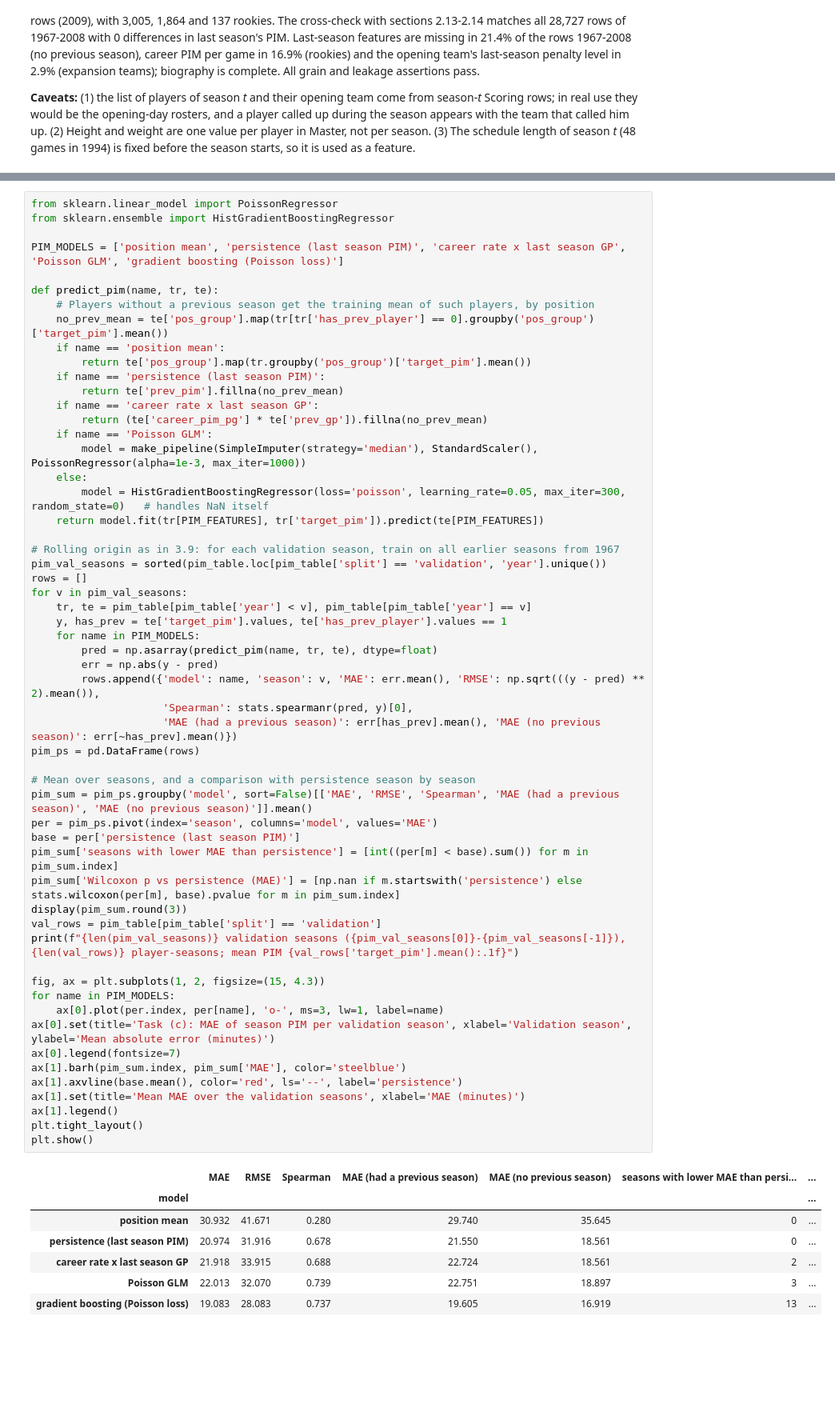
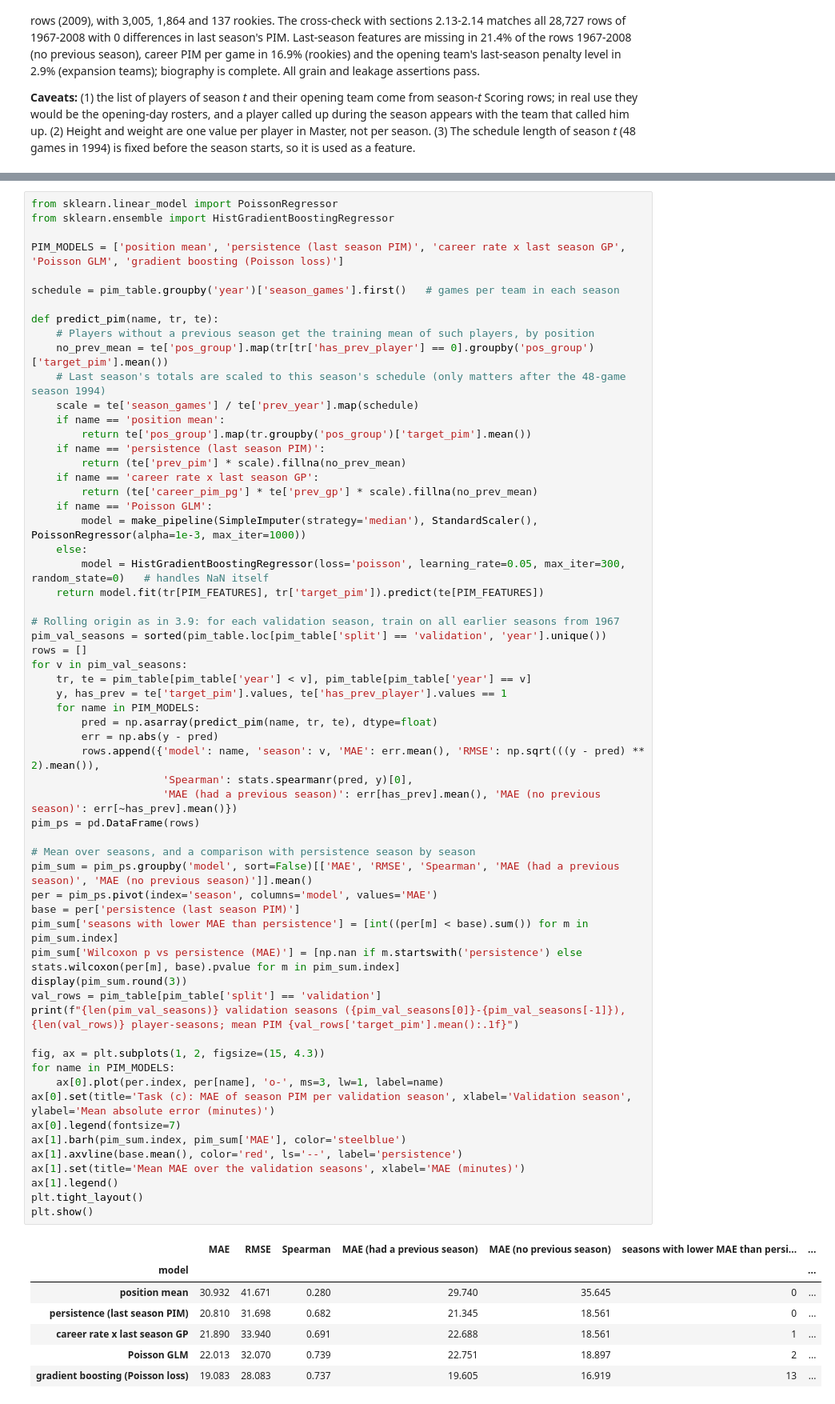
Before and after one commit to AmirMasnavi/hockey-season-prediction, a Jupyter notebook: notebooks/1_eda.ipynb, the cells around one changed output, grey strips where cells are left out. Shown at 80% size. Saved outputs shown, nothing was run; the diff lists cells and outputs as text; blank space fills up the shorter version.

```diff
--- a/notebooks/1_eda.ipynb
+++ b/notebooks/1_eda.ipynb
@@ -2551,15 +2551,19 @@ from sklearn.ensemble import HistGradientBoostingRegressor
 
 PIM_MODELS = ['position mean', 'persistence (last season PIM)', 'career rate x last season GP', 'Poisson GLM', 'gradient boosting (Poisson loss)']
 
+schedule = pim_table.groupby('year')['season_games'].first()   # games per team in each season
+
 def predict_pim(name, tr, te):
     # Players without a previous season get the training mean of such players, by position
     no_prev_mean = te['pos_group'].map(tr[tr['has_prev_player'] == 0].groupby('pos_group')['target_pim'].mean())
+    # Last season's totals are scaled to this season's schedule (only matters after the 48-game season 1994)
+    scale = te['season_games'] / te['prev_year'].map(schedule)
     if name == 'position mean':
         return te['pos_group'].map(tr.groupby('pos_group')['target_pim'].mean())
     if name == 'persistence (last season PIM)':
-        return te['prev_pim'].fillna(no_prev_mean)
+        return (te['prev_pim'] * scale).fillna(no_prev_mean)
     if name == 'career rate x last season GP':
-        return (te['career_pim_pg'] * te['prev_gp']).fillna(no_prev_mean)
+        return (te['career_pim_pg'] * te['prev_gp'] * scale).fillna(no_prev_mean)
     if name == 'Poisson GLM':
         model = make_pipeline(SimpleImputer(strategy='median'), StandardScaler(), PoissonRegressor(alpha=1e-3, max_iter=1000))
     else:
@@ -2578,36 +2582,36 @@ for v in pim_val_seasons:
         rows.append({'model': name, 'season': v, 'MAE': err.mean(), 'RMSE': np.sqrt(((y - pred) ** 2).mean()),
                      'Spearman': stats.spearmanr(pred, y)[0],
                      'MAE (had a previous season)': err[has_prev].mean(), 'MAE (no previous season)': err[~has_prev].mean()})
 pim_ps = pd.DataFrame(rows)
 
 # Mean over seasons, and a comparison with persistence season by season
 pim_sum = pim_ps.groupby('model', sort=False)[['MAE', 'RMSE', 'Spearman', 'MAE (had a previous season)', 'MAE (no previous season)']].mean()
 per = pim_ps.pivot(index='season', columns='model', values='MAE')
 base = per['persistence (last season PIM)']
 pim_sum['seasons with lower MAE than persistence'] = [int((per[m] < base).sum()) for m in pim_sum.index]
 pim_sum['Wilcoxon p vs persistence (MAE)'] = [np.nan if m.startswith('persistence') else stats.wilcoxon(per[m], base).pvalue for m in pim_sum.index]
 display(pim_sum.round(3))
 val_rows = pim_table[pim_table['split'] == 'validation']
 print(f"{len(pim_val_seasons)} validation seasons ({pim_val_seasons[0]}-{pim_val_seasons[-1]}), {len(val_rows)} player-seasons; mean PIM {val_rows['target_pim'].mean():.1f}")
 
 fig, ax = plt.subplots(1, 2, figsize=(15, 4.3))
 for name in PIM_MODELS:
     ax[0].plot(per.index, per[name], 'o-', ms=3, lw=1, label=name)
 ax[0].set(title='Task (c): MAE of season PIM per validation season', xlabel='Validation season', ylabel='Mean absolute error (minutes)')
 ax[0].legend(fontsize=7)
 ax[1].barh(pim_sum.index, pim_sum['MAE'], color='steelblue')
 ax[1].axvline(base.mean(), color='red', ls='--', label='persistence')
 ax[1].set(title='Mean MAE over the validation seasons', xlabel='MAE (minutes)')
 ax[1].legend()
 plt.tight_layout()
 plt.show()
 # %% [output]
 |  | MAE | RMSE | Spearman | MAE (had a previous season) | MAE (no previous season) | seasons with lower MAE than persi... | ... |
 | model |  |  |  |  |  |  | ... |
 | position mean | 30.932 | 41.671 | 0.280 | 29.740 | 35.645 | 0 | ... |
-| persistence (last season PIM) | 20.974 | 31.916 | 0.678 | 21.550 | 18.561 | 0 | ... |
-| career rate x last season GP | 21.918 | 33.915 | 0.688 | 22.724 | 18.561 | 2 | ... |
-| Poisson GLM | 22.013 | 32.070 | 0.739 | 22.751 | 18.897 | 3 | ... |
+| persistence (last season PIM) | 20.810 | 31.698 | 0.682 | 21.345 | 18.561 | 0 | ... |
+| career rate x last season GP | 21.890 | 33.940 | 0.691 | 22.688 | 18.561 | 1 | ... |
+| Poisson GLM | 22.013 | 32.070 | 0.739 | 22.751 | 18.897 | 2 | ... |
 | gradient boosting (Poisson loss) | 19.083 | 28.083 | 0.737 | 19.605 | 16.919 | 13 | ... |
 13 validation seasons (1995-2008), 12099 player-seasons; mean PIM 39.2
 [figure]
```
Also changed, not shown: parts of 14 cells of this notebook, 4 other files.
